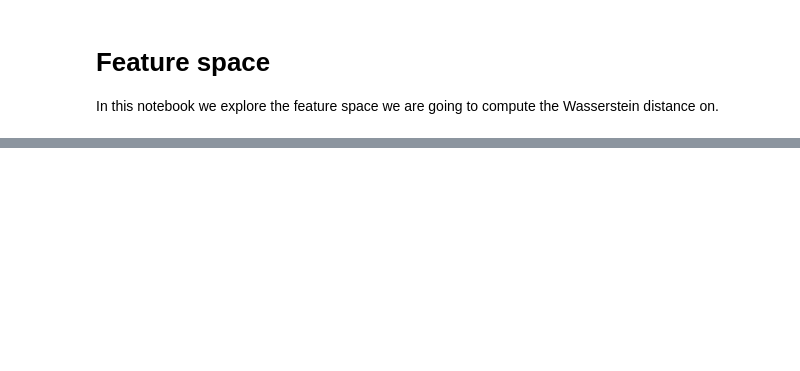
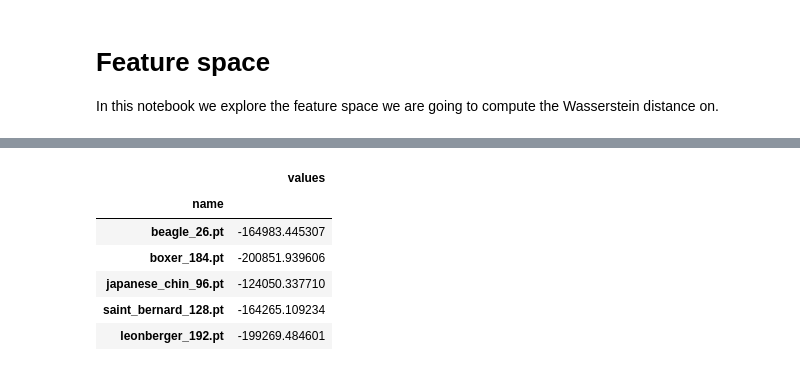
Before and after one commit to nobias-project/OT-ICNN-bias, a Jupyter notebook: notebooks/Feature spaces.ipynb, the cells around one changed output, grey strips where cells are left out. Saved outputs shown, nothing was run; the diff lists cells and outputs as text; code cells hidden in the pictures; blank space fills up the shorter version.

```diff
--- a/notebooks/Feature spaces.ipynb
+++ b/notebooks/Feature spaces.ipynb
@@ -32,3 +42,15 @@ dataloader = torch.utils.data.DataLoader(data, batch_size=1)
+# %%
+results.columns = ["name", "values"]
+results.set_index("name", inplace=True)
+results.head()
+# %% [output]
+|  | values |
+| name |  |
+| beagle_26.pt | -164983.445307 |
+| boxer_184.pt | -200851.939606 |
+| japanese_chin_96.pt | -124050.337710 |
+| saint_bernard_128.pt | -164265.109234 |
+| leonberger_192.pt | -199269.484601 |
 # %%
 sample_space = list()
 is_cat = list()
```
Also changed, not shown: parts of 5 cells of this notebook, 3 other files.
